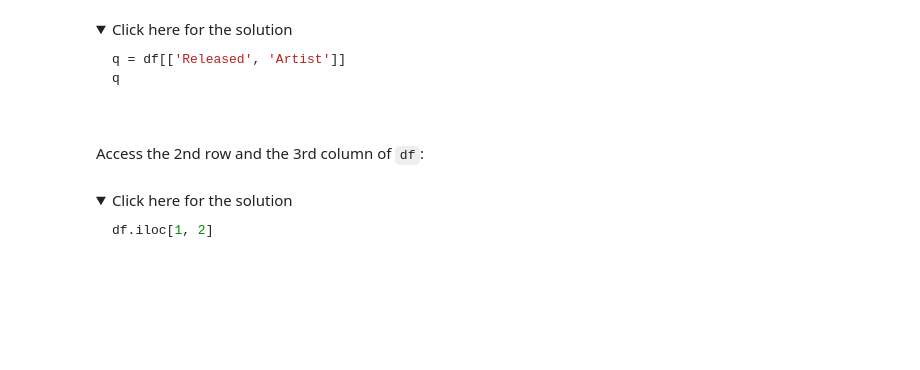
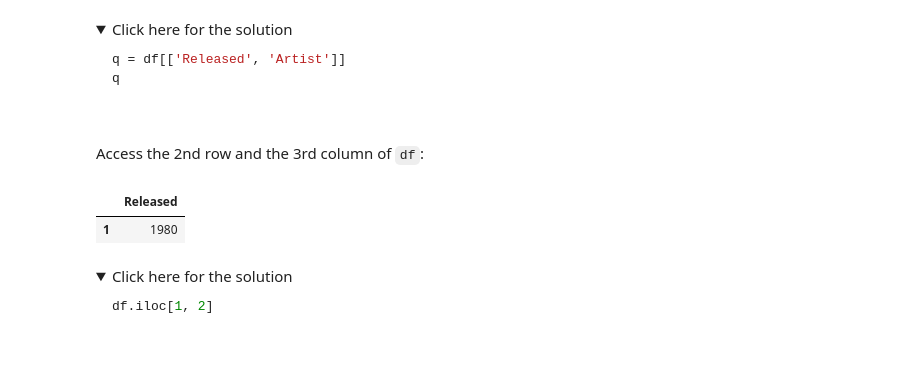
Before and after one commit to giuliamf/pyfordatascience-coursera, a Jupyter notebook: PY0101EN-4-3-LoadData-20230424-1682294400.jupyterlite.ipynb, the cells around one changed output. Drawn from its saved outputs; the diff is of its cells as text; code cells hidden in the pictures; folded sections open; blank space fills up the shorter version.

```diff
--- a/PY0101EN-4-3-LoadData-20230424-1682294400.jupyterlite.ipynb
+++ b/PY0101EN-4-3-LoadData-20230424-1682294400.jupyterlite.ipynb
@@ -344,6 +431,10 @@ q
 Access the 2nd row and the 3rd column of <code>df</code>:
 # %%
 # Write your code below and press Shift+Enter to execute
+df.iloc[1:2, 2:3]
+# %% [output]
+|  | Released |
+| 1 | 1980 |
 # %% [markdown]
 <details><summary>Click here for the solution</summary>
 
```
Also changed, not shown: parts of 23 cells of this notebook.
